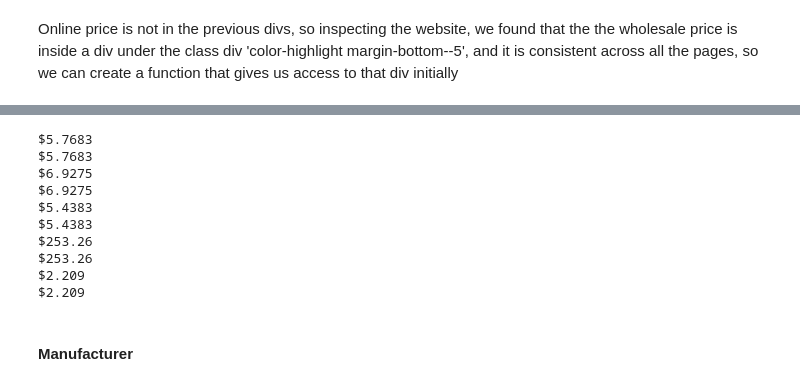
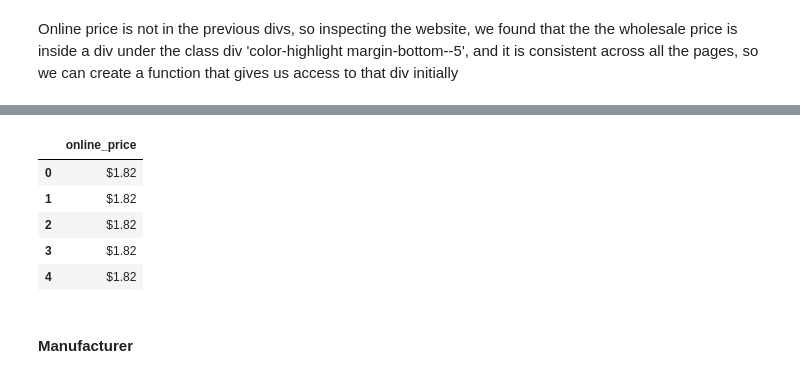
Before and after one commit to gastonalvarado/Pandas-Challenge, a Jupyter notebook: Materion/fastenal_audit.ipynb, the cells around one changed output, grey strips where cells are left out. Drawn from its saved outputs; the diff is of its cells as text; code cells hidden in the pictures.

```diff
--- a/Materion/fastenal_audit.ipynb
+++ b/Materion/fastenal_audit.ipynb
@@ -234,26 +182,28 @@ online_cal
 # %%
 #Creating a loop to extract the online price data within the div for page 1 only.
 #This code will be used later in the nested loop
+
+on_price=[]
 for online in online_cal:
         #Accessing the price information in the div
         online_price = online('span')
         #Creating a nested loop to extract the specific online price
         for o in online_price:
             #Accessing the sku information in the anchor tag and stripping spaces
             online_price2=online_price[1].text.strip().split('\n')[0].strip("/")
+            #Appending the price information to the empty list
+            on_price.append(price2)
             #Print the results
-            print(online_price2)
+            #print(online_price2)
+df_on_price = pd.DataFrame(on_price,columns = ['online_price'])
+df_on_price.head()
 # %% [output]
-$5.7683
-$5.7683
-$6.9275
-$6.9275
-$5.4383
-$5.4383
-$253.26
-$253.26
-$2.209
-$2.209
+|  | online_price |
+| 0 | $1.82 |
+| 1 | $1.82 |
+| 2 | $1.82 |
+| 3 | $1.82 |
+| 4 | $1.82 |
 # %% [markdown]
 #### Manufacturer
 # %% [markdown]
```
Also changed, not shown: parts of 10 cells of this notebook.
